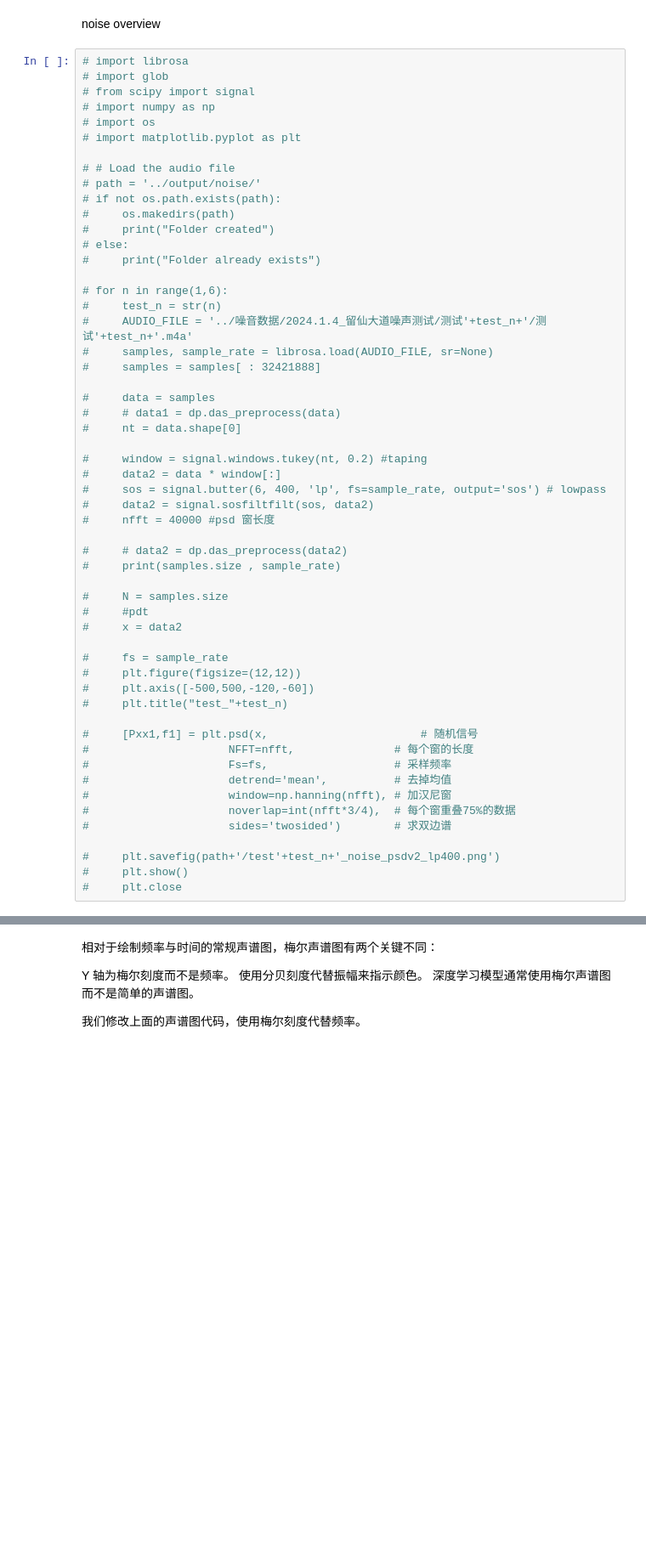
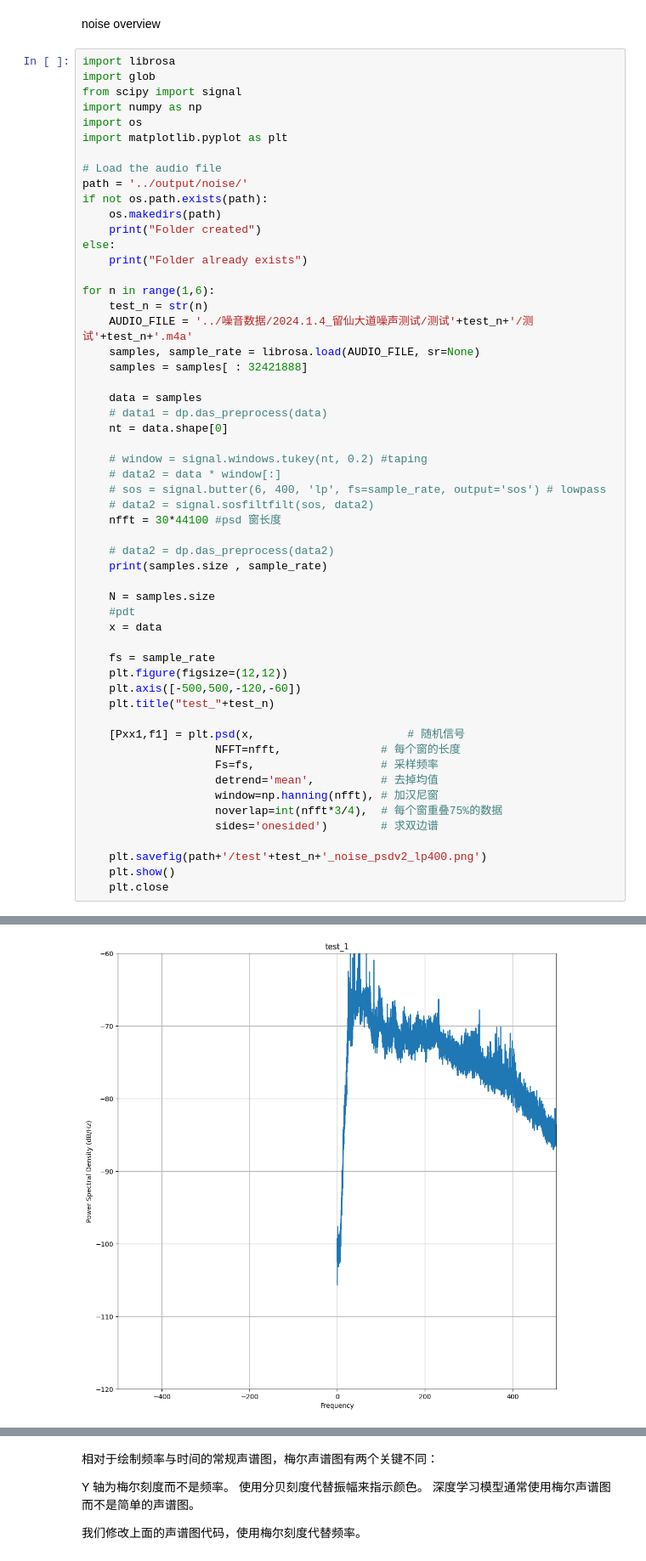
Before and after one commit to wuw584/Neverland, a Jupyter notebook: czyc_das_noise.ipynb, the cells around one changed output, grey strips where cells are left out. Shown at 85% size. Cells and saved outputs as stored; diff of their text form; blank space fills up the shorter version.

```diff
--- a/czyc_das_noise.ipynb
+++ b/czyc_das_noise.ipynb
@@ -222,57 +235,58 @@ one channle
 # %% [markdown]
 noise overview
 # %%
-# import librosa
-# import glob
-# from scipy import signal
-# import numpy as np
-# import os
-# import matplotlib.pyplot as plt
+import librosa
+import glob
+from scipy import signal
+import numpy as np
+import os
+import matplotlib.pyplot as plt
 
-# # Load the audio file
-# path = '../output/noise/'
-# if not os.path.exists(path):
-#     os.makedirs(path)
-#     print("Folder created")
-# else:
-#     print("Folder already exists")
+# Load the audio file
+path = '../output/noise/'
+if not os.path.exists(path):
+    os.makedirs(path)
+    print("Folder created")
+else:
+    print("Folder already exists")
 
-# for n in range(1,6):
-#     test_n = str(n)
-#     AUDIO_FILE = '../噪音数据/2024.1.4_留仙大道噪声测试/测试'+test_n+'/测试'+test_n+'.m4a'
-#     samples, sample_rate = librosa.load(AUDIO_FILE, sr=None)
-#     samples = samples[ : 32421888]
+for n in range(1,6):
+    test_n = str(n)
+    AUDIO_FILE = '../噪音数据/2024.1.4_留仙大道噪声测试/测试'+test_n+'/测试'+test_n+'.m4a'
+    samples, sample_rate = librosa.load(AUDIO_FILE, sr=None)
+    samples = samples[ : 32421888]
 
-#     data = samples
-#     # data1 = dp.das_preprocess(data)
-#     nt = data.shape[0]
+    data = samples
+    # data1 = dp.das_preprocess(data)
+    nt = data.shape[0]
 
-#     window = signal.windows.tukey(nt, 0.2) #taping
-#     data2 = data * window[:]
-#     sos = signal.butter(6, 400, 'lp', fs=sample_rate, output='sos') # lowpass
-#     data2 = signal.sosfiltfilt(sos, data2)
-#     nfft = 40000 #psd 窗长度
+    # window = signal.windows.tukey(nt, 0.2) #taping
+    # data2 = data * window[:]
+    # sos = signal.butter(6, 400, 'lp', fs=sample_rate, output='sos') # lowpass
+    # data2 = signal.sosfiltfilt(sos, data2)
+    nfft = 30*44100 #psd 窗长度
 
-#     # data2 = dp.das_preprocess(data2)
-#     print(samples.size , sample_rate)
+    # data2 = dp.das_preprocess(data2)
+    print(samples.size , sample_rate)
 
-#     N = samples.size
-#     #pdt
-#     x = data2
+    N = samples.size
+    #pdt
+    x = data
 
-#     fs = sample_rate
-#     plt.figure(figsize=(12,12))
-#     plt.axis([-500,500,-120,-60])
-#     plt.title("test_"+test_n)
+    fs = sample_rate
+    plt.figure(figsize=(12,12))
+    plt.axis([-500,500,-120,-60])
+    plt.title("test_"+test_n)
 
-#     [Pxx1,f1] = plt.psd(x,                       # 随机信号
-#                     NFFT=nfft,               # 每个窗的长度
-#                     Fs=fs,                   # 采样频率
-#                     detrend='mean',          # 去掉均值
-#                     window=np.hanning(nfft), # 加汉尼窗
-#                     noverlap=int(nfft*3/4),  # 每个窗重叠75%的数据
-#                     sides='twosided')        # 求双边谱
+    [Pxx1,f1] = plt.psd(x,                       # 随机信号
+                    NFFT=nfft,               # 每个窗的长度
+                    Fs=fs,                   # 采样频率
+                    detrend='mean',          # 去掉均值
+                    window=np.hanning(nfft), # 加汉尼窗
+                    noverlap=int(nfft*3/4),  # 每个窗重叠75%的数据
+                    sides='onesided')        # 求双边谱
 
-#     plt.savefig(path+'/test'+test_n+'_noise_psdv2_lp400.png')
-#     plt.show()
-#     plt.close
+    plt.savefig(path+'/test'+test_n+'_noise_psdv2_lp400.png')
+    plt.show()
+    plt.close
+# %% [output]
@@ -278,0 +297 @@ noise overview
+[figure, added]
```
Also changed, not shown: parts of 10 cells of this notebook, 4 other files.
